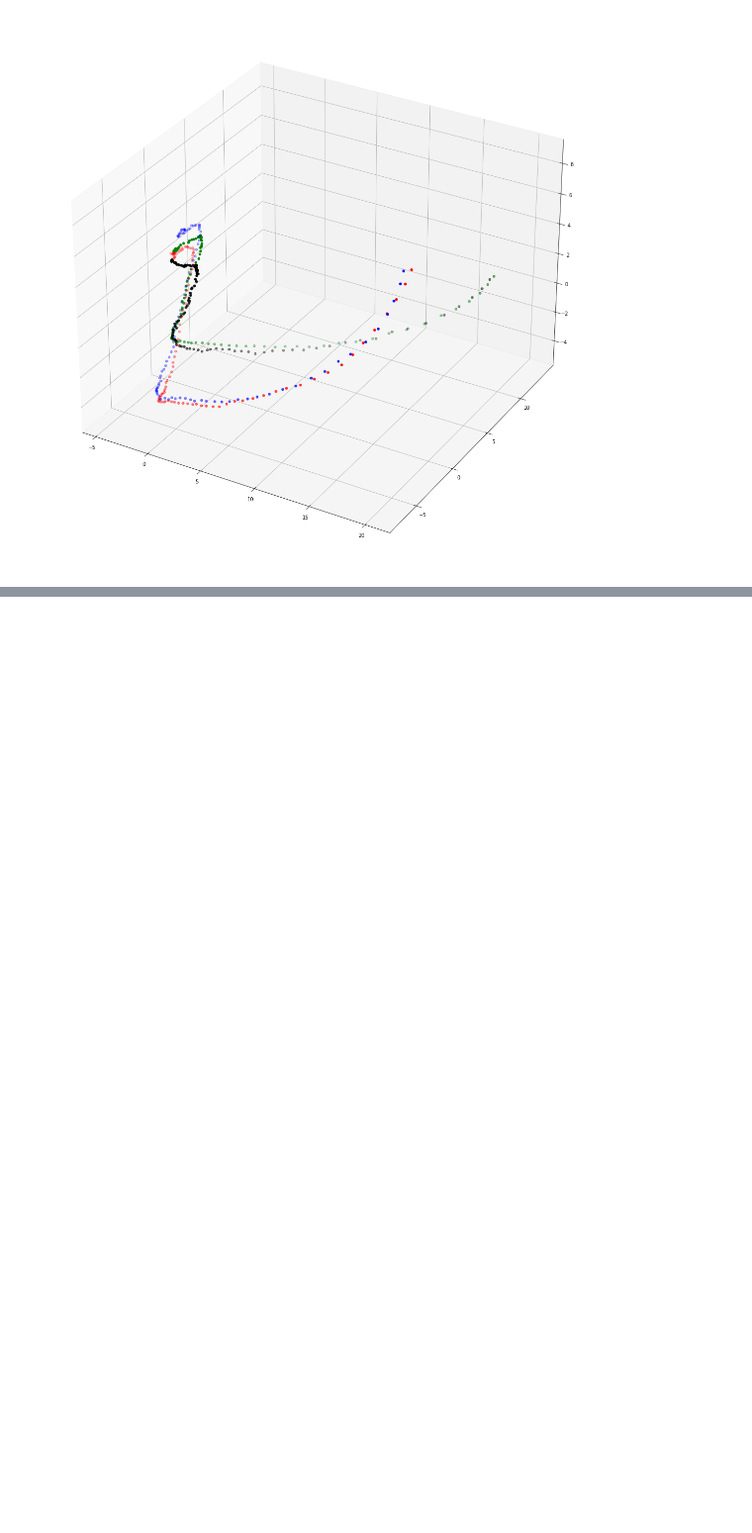
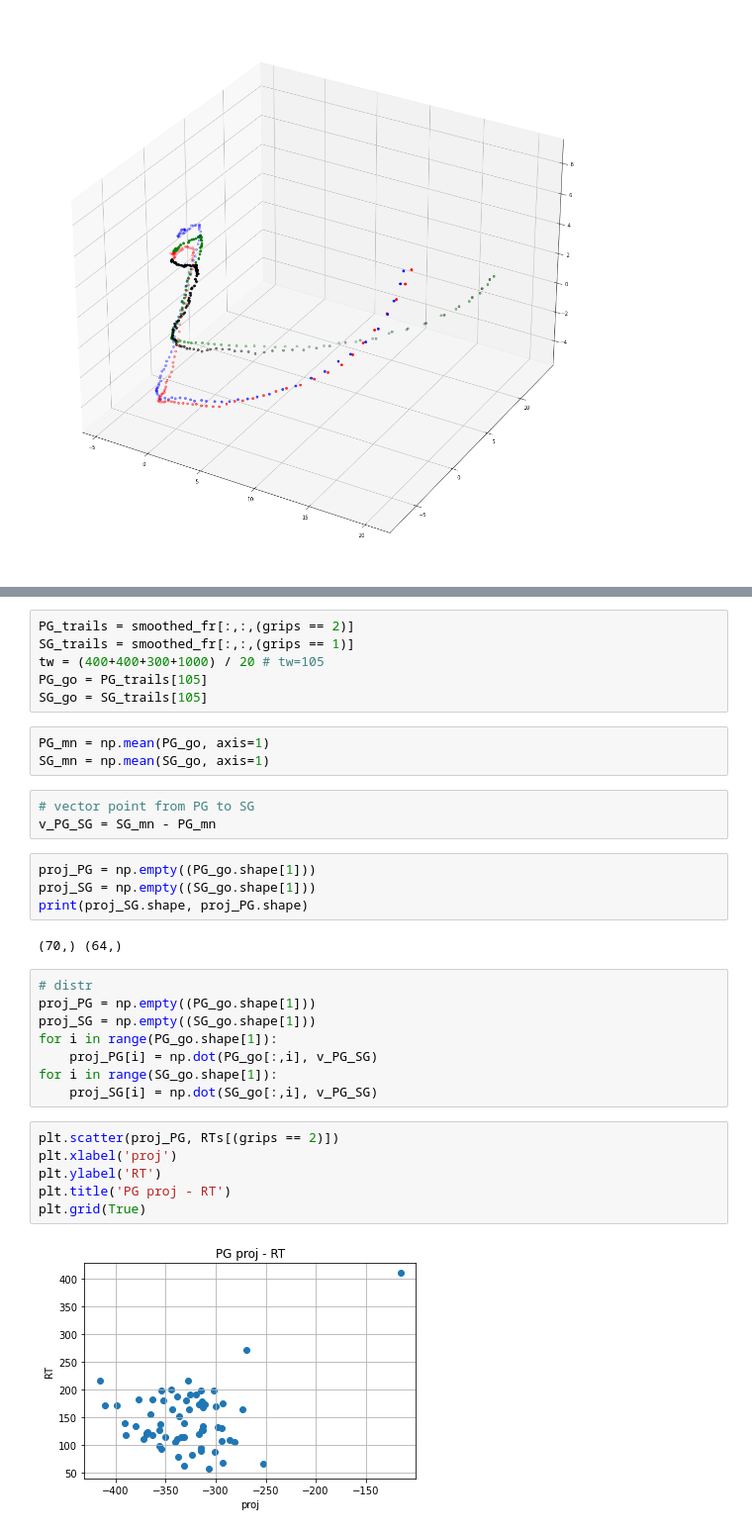
Before and after one commit to CONECT-INT/2022_CENTURI-SummerSchool, a Jupyter notebook: dev/dataset2_river.ipynb, the cells around one changed output, grey strips where cells are left out. Shown at 99% size. Cells and saved outputs as stored; diff of their text form; blank space fills up the shorter version.

```diff
--- a/dev/dataset2_river.ipynb
+++ b/dev/dataset2_river.ipynb
@@ -254,0 +238,34 @@ ax.scatter3D(score_cond4[:,0], score_cond4[:,1], score_cond4[:,2], c='g');
+# %%
+PG_trails = smoothed_fr[:,:,(grips == 2)]
+SG_trails = smoothed_fr[:,:,(grips == 1)]
+tw = (400+400+300+1000) / 20 # tw=105
+PG_go = PG_trails[105]
+SG_go = SG_trails[105]
+# %%
+PG_mn = np.mean(PG_go, axis=1)
+SG_mn = np.mean(SG_go, axis=1)
+# %%
+# vector point from PG to SG
+v_PG_SG = SG_mn - PG_mn
+# %%
+proj_PG = np.empty((PG_go.shape[1]))
+proj_SG = np.empty((SG_go.shape[1]))
+print(proj_SG.shape, proj_PG.shape)
+# %% [output]
+(70,) (64,)
+# %%
+# distr
+proj_PG = np.empty((PG_go.shape[1]))
+proj_SG = np.empty((SG_go.shape[1]))
+for i in range(PG_go.shape[1]):
+    proj_PG[i] = np.dot(PG_go[:,i], v_PG_SG)
+for i in range(SG_go.shape[1]):
+    proj_SG[i] = np.dot(SG_go[:,i], v_PG_SG)
+# %%
+plt.scatter(proj_PG, RTs[(grips == 2)])
+plt.xlabel('proj')
+plt.ylabel('RT')
+plt.title('PG proj - RT')
+plt.grid(True)
+# %% [output]
+[figure, added]
```
Also changed, not shown: parts of 5 cells of this notebook.
